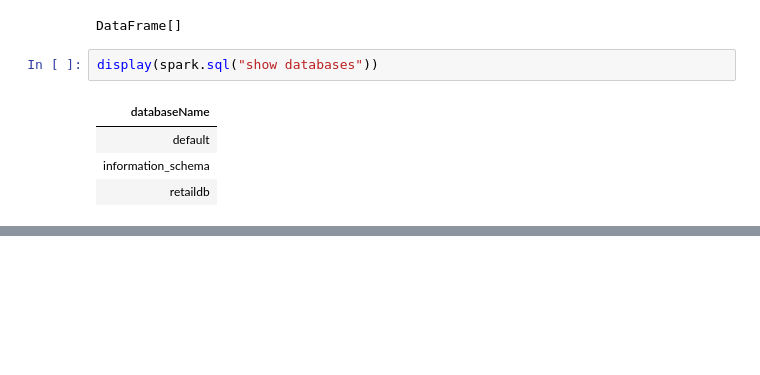
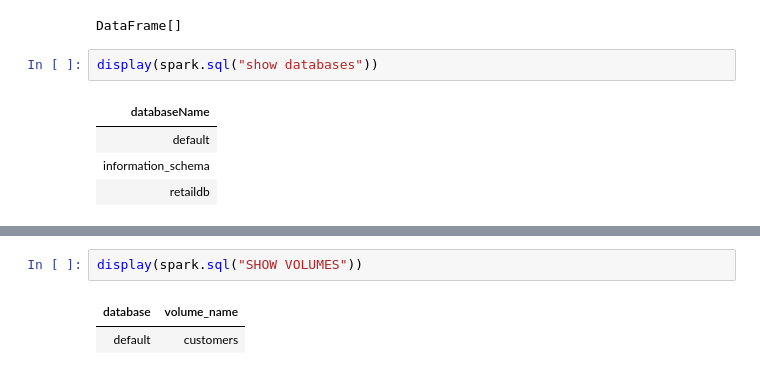
Before and after one commit to philchan2008/databricks-exercises, a Jupyter notebook: Delta-lake.ipynb, the cells around one changed output, grey strips where cells are left out. Drawn from its saved outputs; the diff is of its cells as text; blank space fills up the shorter version.

```diff
--- a/Delta-lake.ipynb
+++ b/Delta-lake.ipynb
@@ -96,0 +115,5 @@ display(spark.sql("select * from retaildb.customers_delta timestamp as of '2025-
+# %%
+display(spark.sql("SHOW VOLUMES"))
+# %% [output]
+| database | volume_name |
+| default | customers |
```
Also changed, not shown: parts of 3 cells of this notebook, 3 other files.
